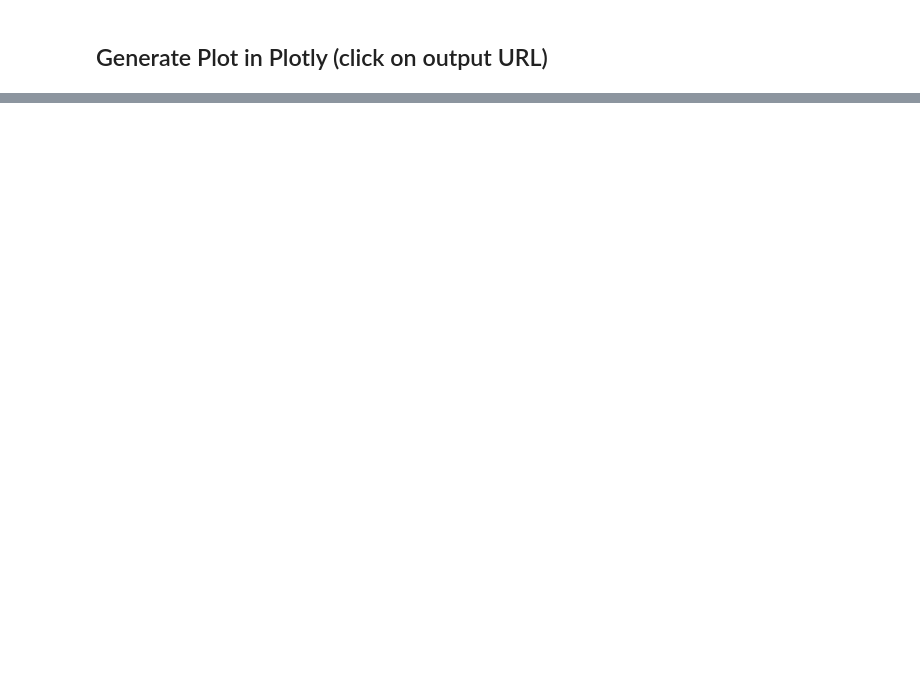
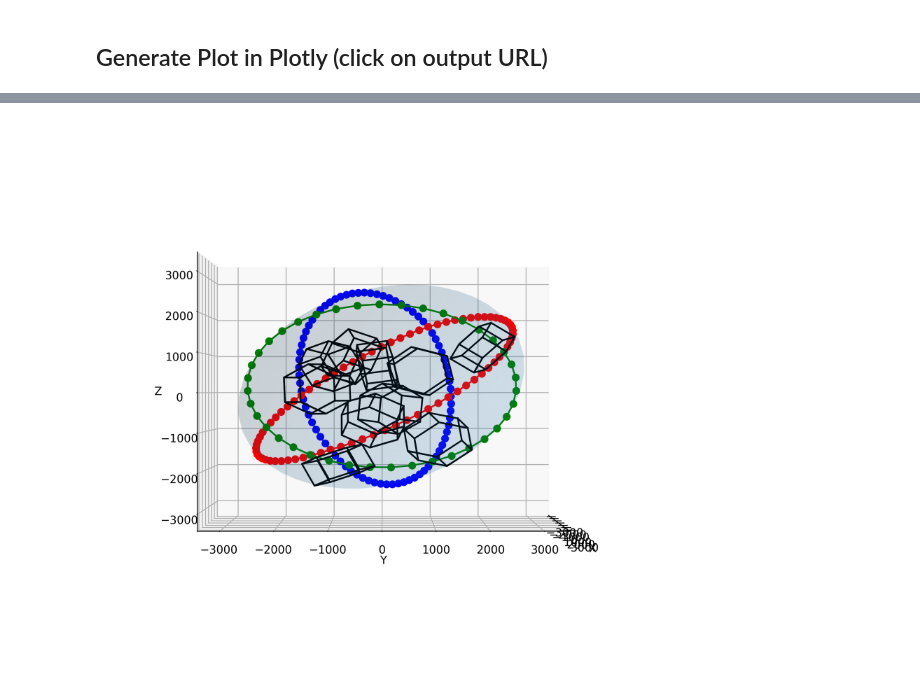
Before and after one commit to vprzybylo/IPAS, a Jupyter notebook: analysis/Agg_Visualizations.ipynb, the cells around one changed output, grey strips where cells are left out. Saved outputs shown, nothing was run; the diff lists cells and outputs as text; code cells hidden in the pictures; blank space fills up the shorter version.

```diff
--- a/analysis/Agg_Visualizations.ipynb
+++ b/analysis/Agg_Visualizations.ipynb
@@ -77,0 +94,4 @@ py.plot(all_agg_data, filename='test',
+# %%
+agg_clus.plot_ellipsoid_aggs([agg], view='y', circle=None, agg_agg=True)
+# %% [output]
+[figure, added]
```
Also changed, not shown: parts of 7 cells of this notebook, 9 other files.
